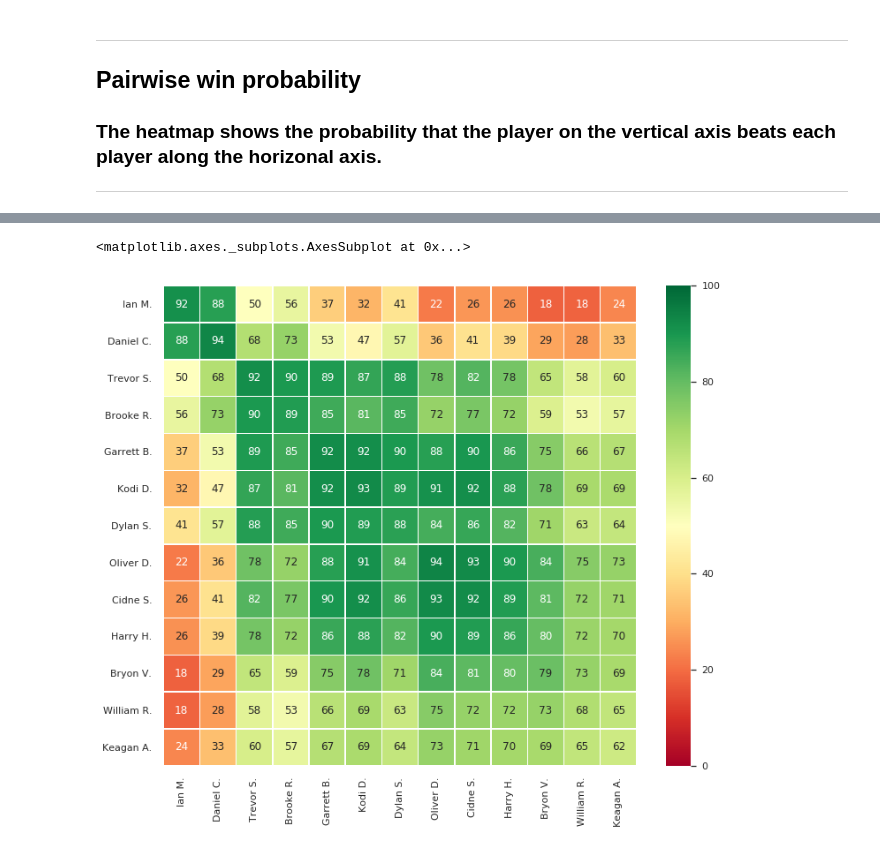
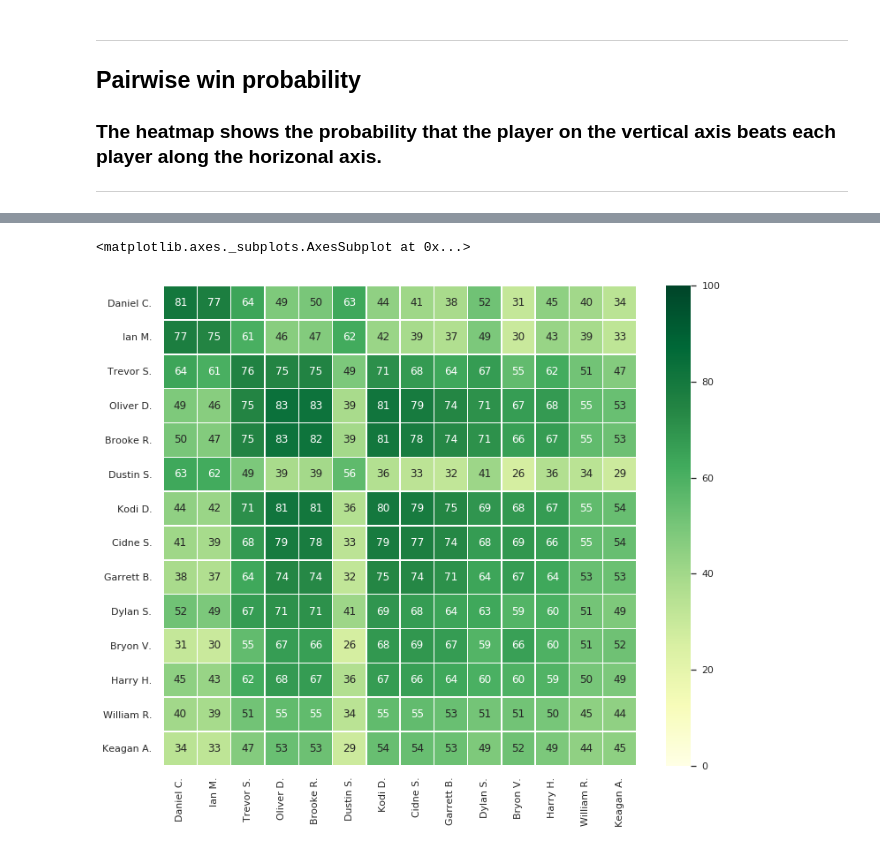
Before and after one commit to ThePlaidMentat/warrank, a Jupyter notebook: WarRankTrueSkill.ipynb, the cells around one changed output, grey strips where cells are left out. Cells and saved outputs as stored; diff of their text form; code cells hidden in the pictures.

Commit message:
Added new graphs and experimented with different ways of showing match quality.

```diff
--- a/WarRankTrueSkill.ipynb
+++ b/WarRankTrueSkill.ipynb
@@ -104,15 +104,19 @@ def rate_game(ratings, game):
     game_ratings = {p: r[0] for p, r in zip(game.index, ts.rate(rating_groups, ranks))}
     return {**ratings, **game_ratings}
 # %%
+per_day_sigma_degredation = 1/730
+
 current_ratings = initial_ratings
 new_ratings = None
 postgame_ratings = [(None, None, initial_ratings)]
-gamedates = []
+gamedates = [datetime.strptime(games.index.values[0], "%m/%d/%Y")-timedelta(days=1)]
 for date, game in games.iterrows():
+    date = datetime.strptime(date, "%m/%d/%Y")
+    for r in current_ratings:
+        current_ratings[r] = ts.Rating(current_ratings[r].mu, min(166.667, current_ratings[r].sigma * (1+(date-gamedates[-1]).days*per_day_sigma_degredation)))
     current_ratings = rate_game(current_ratings, game)
     postgame_ratings.append((date, game, current_ratings))
-    gamedates.append(datetime.strptime(date,'%m/%d/%Y'))
-gamedates.insert(0,gamedates[0])
+    gamedates.append(date)
 # %%
 date, game, ratings = postgame_ratings[-1]
 ordinal_ratings = pd.DataFrame([max(0, round(r.mu - 3*r.sigma, 0)) for _, r in ratings.items()], [n for n, _ in ratings.items()], columns=['Rating'])
@@ -140,12 +145,13 @@ ordinal_ratings
 ### Location of the peak indicates the mean player strength estimate; the width of curve is the uncertainty of the estimate.
 ---
 # %%
+buffer_between_mu_and_graph_border = 20
+
 def sortThird(val):
     return val[2]
 
 sorted_ratings = []
 minmu = maxmu = 500
-delta = 20
 for n, r in ratings.items():
     sorted_ratings.append([n, r, max(0, r.mu - 3*r.sigma)])
     if r.mu > maxmu:
@@ -153,8 +159,8 @@ for n, r in ratings.items():
     if r.mu < minmu:
         minmu = r.mu
 sorted_ratings.sort(key = sortThird, reverse = True)
-maxmu = int((maxmu+delta)/100+1)*100
-minmu = int((minmu-delta)/100)*100
+maxmu = int((maxmu+buffer_between_mu_and_graph_border)/100+1)*100
+minmu = int((minmu-buffer_between_mu_and_graph_border)/100)*100
 
 f = plt.figure(figsize=(15,10))
 f.suptitle('Player Rating Estimate Curves', fontsize=24)
@@ -190,11 +202,11 @@ sns.heatmap(wp_df, vmin=0, vmax=100, annot=True, linewidths=0.5, cmap='coolwarm_
 # %%
 players=[item[0] for item in sorted_ratings]
 gq = {n: [100*ts.quality_1vs1(ratings[o], ratings[n]) for o in players]
       for n in players}
 gq_df = pd.DataFrame(gq, index=players)
 
 plt.subplots(figsize=(12,10))
-sns.heatmap(gq_df, vmin=0, vmax=100, annot=True, linewidths=0.5, cmap='RdYlGn')
+sns.heatmap(gq_df, vmin=0, vmax=100, annot=True, linewidths=0.5, cmap='YlGn')
 # %% [output]
 <matplotlib.axes._subplots.AxesSubplot at 0x...>
-[figure, old version]
+[figure, new version]
```
Also changed, not shown: parts of 11 cells of this notebook.
